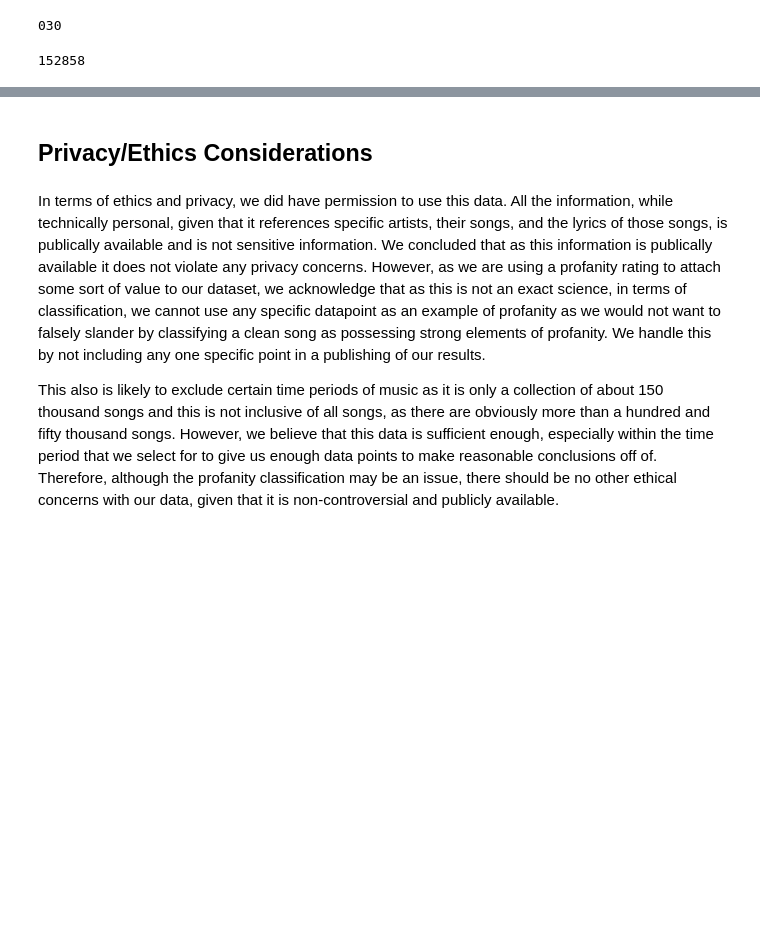
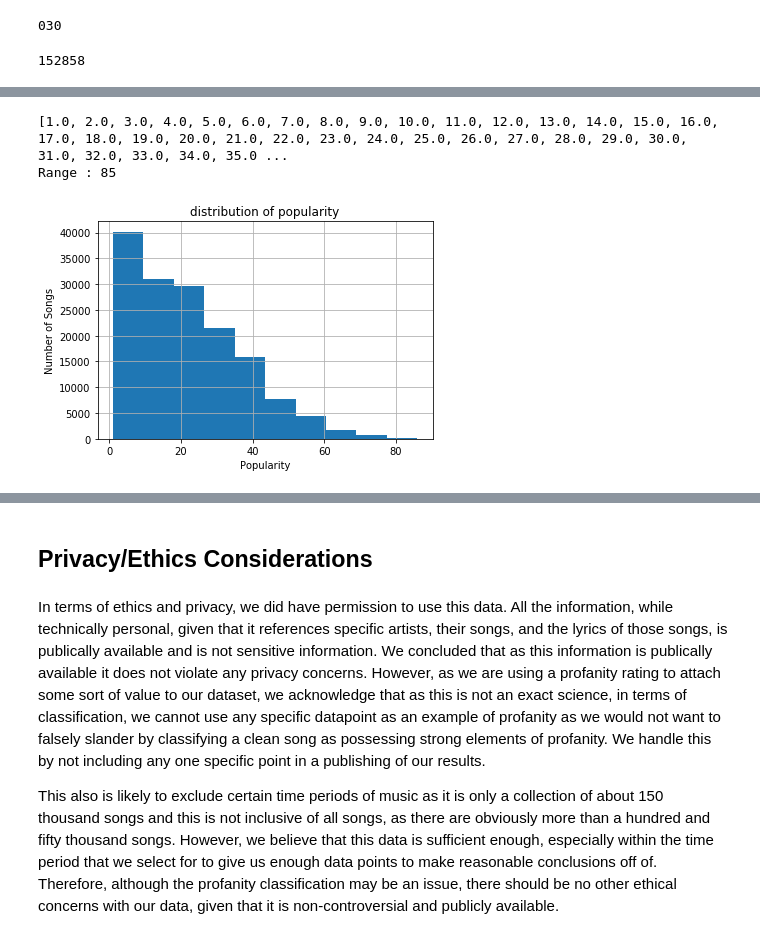
Before and after one commit to igneel73/Swearpop, a Jupyter notebook: Final Report.ipynb, the cells around one changed output, grey strips where cells are left out. Saved outputs shown, nothing was run; the diff lists cells and outputs as text; code cells hidden in the pictures; blank space fills up the shorter version.

```diff
--- a/Final Report.ipynb
+++ b/Final Report.ipynb
@@ -419,0 +250,20 @@ Average Profanity for year 2016 is 6.745044429254955
+# %%
+# This graph shows that the majority of songs have between a 0-20 popularity rating.
+# This makes sense considering the popularity algorithm favors newer songs, and
+# the dataset is comprised of older music
+pop = raw_data["pop"].unique()
+
+print(sorted(pop))
+print("Range : 85")
+
+ax = raw_data["pop"].hist()
+
+ax.set_title("Distribution of Popularity")
+ax.set_xlabel("Popularity")
+ax.set_ylabel("Number of Songs")
+
+f3 = plt.gcf()
+# %% [output]
+[1.0, 2.0, 3.0, 4.0, 5.0, 6.0, 7.0, 8.0, 9.0, 10.0, 11.0, 12.0, 13.0, 14.0, 15.0, 16.0, 17.0, 18.0, 19.0, 20.0, 21.0, 22.0, 23.0, 24.0, 25.0, 26.0, 27.0, 28.0, 29.0, 30.0, 31.0, 32.0, 33.0, 34.0, 35.0 ...
+Range : 85
+[figure, added]
```
Also changed, not shown: parts of 46 cells of this notebook.
